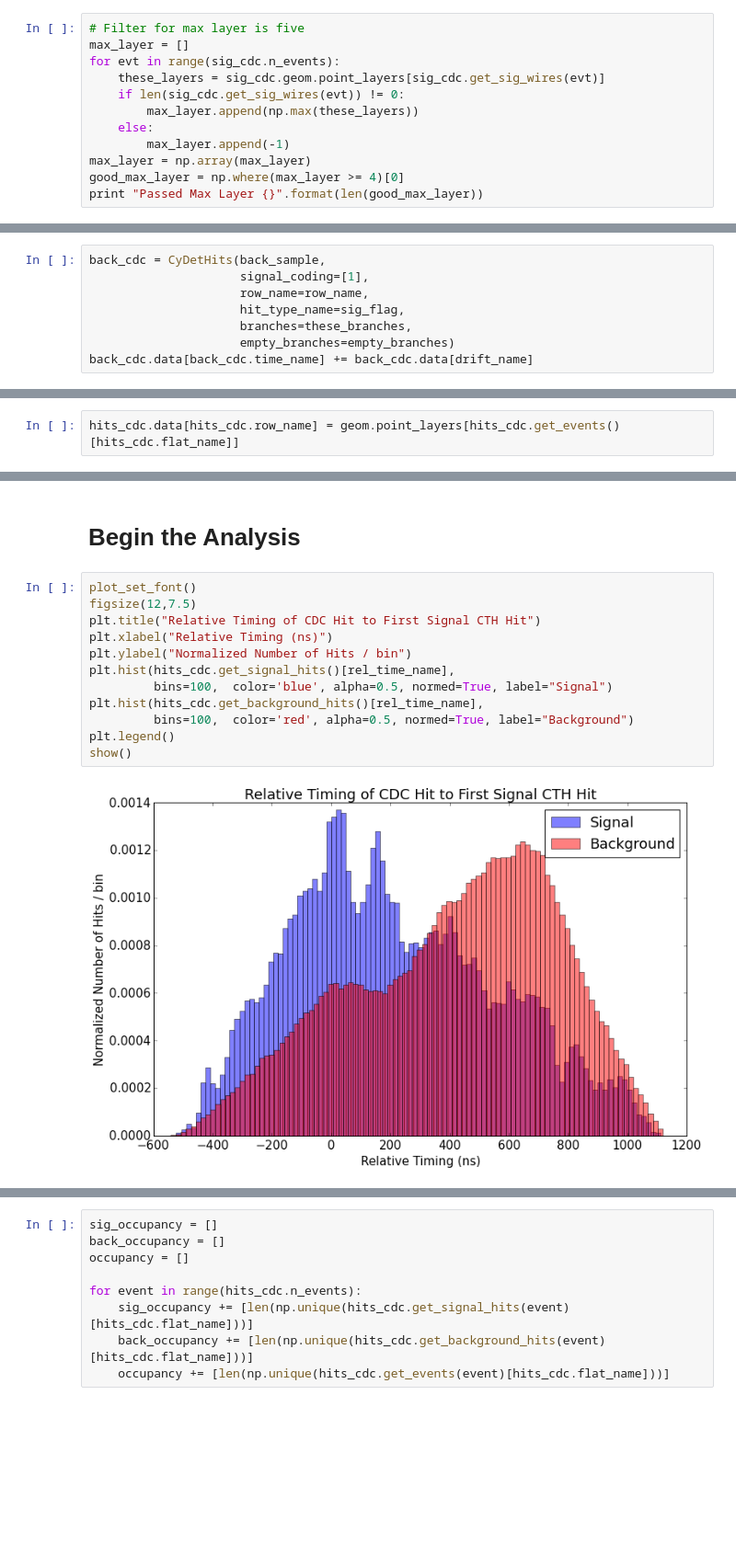
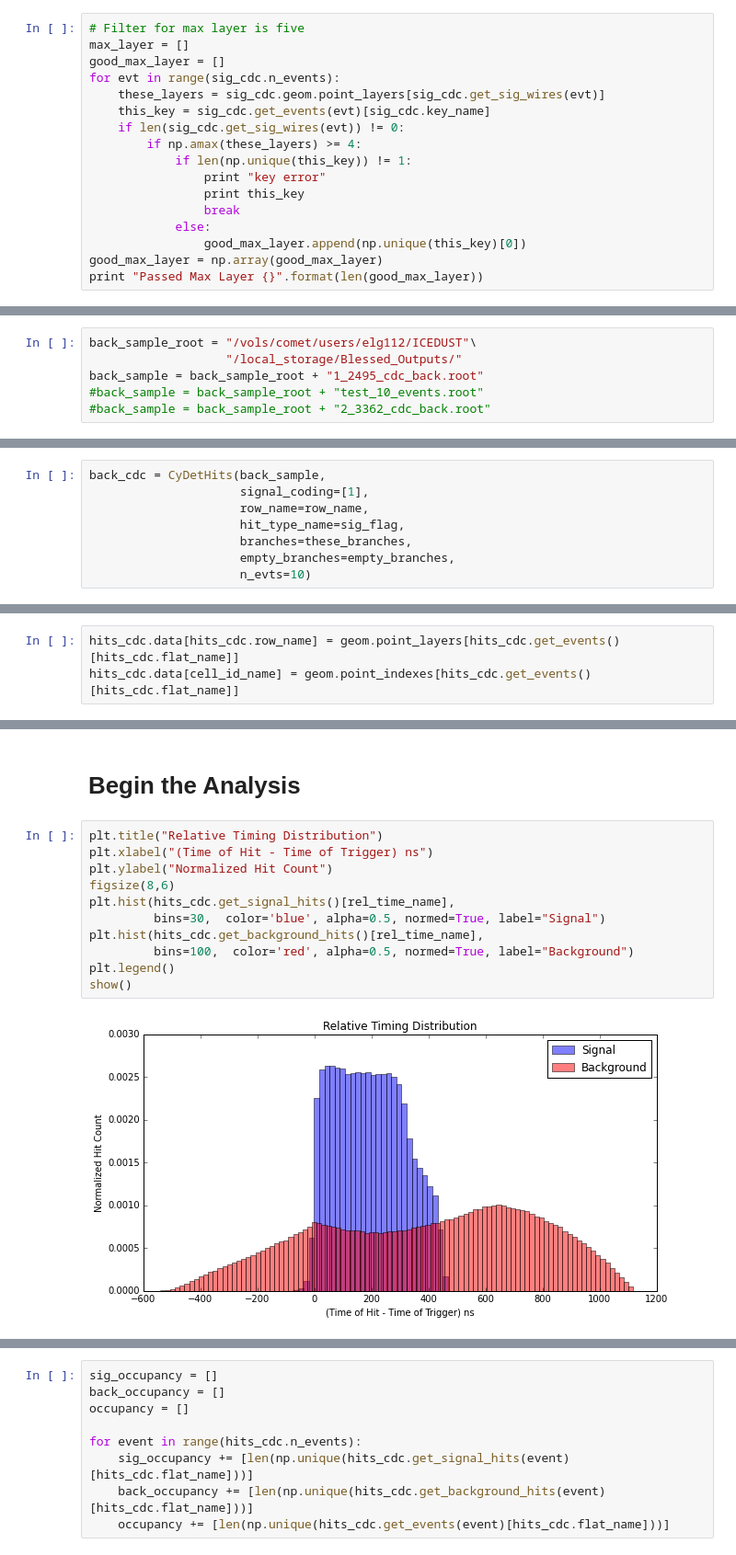
Before and after one commit to ewengillies/track-finding-yandex, a Jupyter notebook: notebooks/ICEDUST_MainPipeline.ipynb, the cells around one changed output, grey strips where cells are left out. Shown at 92% size. Drawn from its saved outputs; the diff is of its cells as text; blank space fills up the shorter version.

```diff
--- a/notebooks/ICEDUST_MainPipeline.ipynb
+++ b/notebooks/ICEDUST_MainPipeline.ipynb
@@ -213,13 +304,18 @@ Events that pass CTH Trigger: 5190
 # %%
 # Filter for max layer is five
 max_layer = []
+good_max_layer = []
 for evt in range(sig_cdc.n_events):
     these_layers = sig_cdc.geom.point_layers[sig_cdc.get_sig_wires(evt)]
+    this_key = sig_cdc.get_events(evt)[sig_cdc.key_name]
     if len(sig_cdc.get_sig_wires(evt)) != 0:
-        max_layer.append(np.max(these_layers))
-    else:
-        max_layer.append(-1)
-max_layer = np.array(max_layer)
-good_max_layer = np.where(max_layer >= 4)[0]
+        if np.amax(these_layers) >= 4:
+            if len(np.unique(this_key)) != 1:
+                print "key error"
+                print this_key
+                break
+            else:
+                good_max_layer.append(np.unique(this_key)[0])
+good_max_layer = np.array(good_max_layer)
 print "Passed Max Layer {}".format(len(good_max_layer))
 # %% [output]
@@ -280,3 +375,9 @@ back_sample = "/vols/comet00/users/elg112/ICEDUST"\
+# %%
+back_sample_root = "/vols/comet/users/elg112/ICEDUST"\
+                   "/local_storage/Blessed_Outputs/"
+back_sample = back_sample_root + "1_2495_cdc_back.root"
+#back_sample = back_sample_root + "test_10_events.root"
+#back_sample = back_sample_root + "2_3362_cdc_back.root"
 # %%
 import hits
 reload(hits)
@@ -287,5 +392,5 @@ back_cdc = CyDetHits(back_sample,
                      row_name=row_name,
                      hit_type_name=sig_flag,
                      branches=these_branches,
-                     empty_branches=empty_branches)
-back_cdc.data[back_cdc.time_name] += back_cdc.data[drift_name]
+                     empty_branches=empty_branches,
+                     n_evts=10)
@@ -349,2 +496,3 @@ print memory_usage()
 # %%
 hits_cdc.data[hits_cdc.row_name] = geom.point_layers[hits_cdc.get_events()[hits_cdc.flat_name]]
+hits_cdc.data[cell_id_name] = geom.point_indexes[hits_cdc.get_events()[hits_cdc.flat_name]]
@@ -370,17 +550,16 @@ plt.show()
 # %% [markdown]
 # Begin the Analysis
 # %%
-plot_set_font()
-figsize(12,7.5)
-plt.title("Relative Timing of CDC Hit to First Signal CTH Hit")
-plt.xlabel("Relative Timing (ns)")
-plt.ylabel("Normalized Number of Hits / bin")
+plt.title("Relative Timing Distribution")
+plt.xlabel("(Time of Hit - Time of Trigger) ns")
+plt.ylabel("Normalized Hit Count")
+figsize(8,6)
 plt.hist(hits_cdc.get_signal_hits()[rel_time_name],
-         bins=100,  color='blue', alpha=0.5, normed=True, label="Signal")
+         bins=30,  color='blue', alpha=0.5, normed=True, label="Signal")
 plt.hist(hits_cdc.get_background_hits()[rel_time_name],
          bins=100,  color='red', alpha=0.5, normed=True, label="Background")
 plt.legend()
 show()
 # %% [output]
-[figure, old version]
+[figure, new version]
 # %%
```
Also changed, not shown: parts of 109 cells of this notebook, 4 other files.
